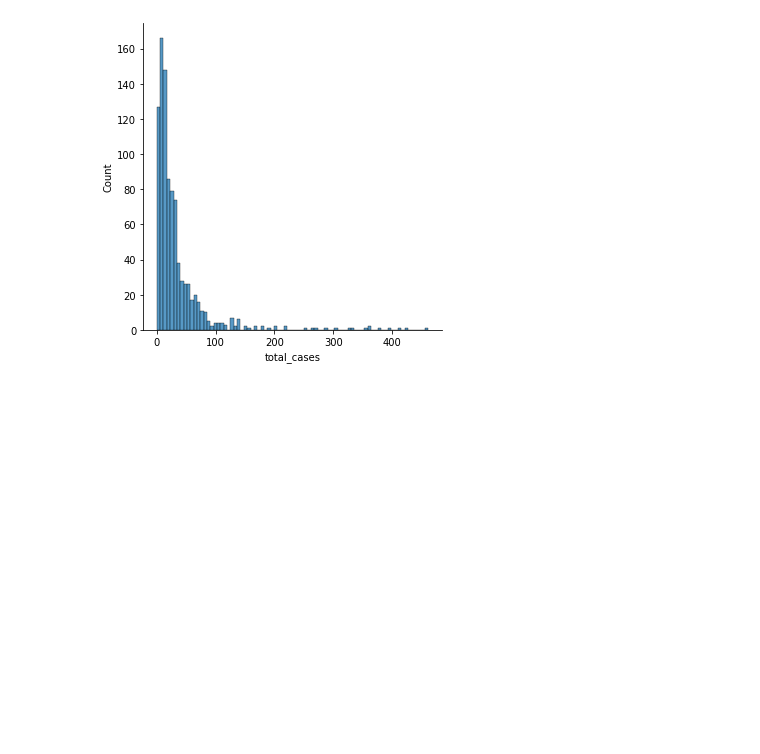
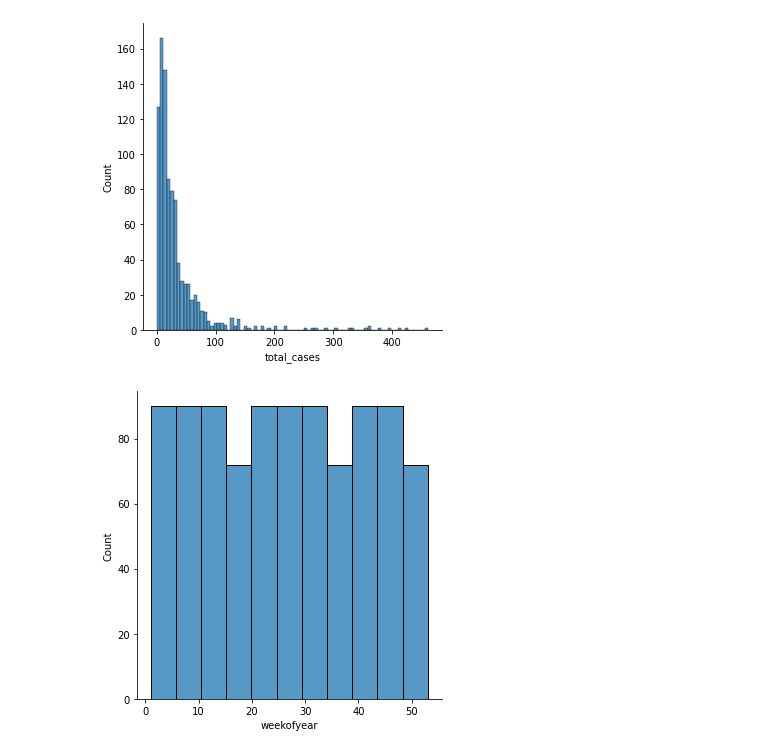
Before and after one commit to MoffatKirui/DengAI, a Jupyter notebook: DengAI_project_.ipynb, the cells around one changed output. Drawn from its saved outputs; the diff is of its cells as text; code cells hidden in the pictures; blank space fills up the shorter version.

```diff
--- a/DengAI_project_.ipynb
+++ b/DengAI_project_.ipynb
@@ -632,6 +632,11 @@ df1.describe()
 sns.displot(dengue_sj.total_cases, kde=False);
 # %% [output]
 [figure]
+# %%
+# Histogram showing distribution of cases
+sns.displot(dengue_sj.weekofyear, kde=False);
+# %% [output]
+[figure, added]
 # %%
 # Plotting cases over time
 sns.lineplot(x='weekofyear', y='total_cases', data=dengue_sj)
```
Also changed, not shown: parts of 2 cells of this notebook.
